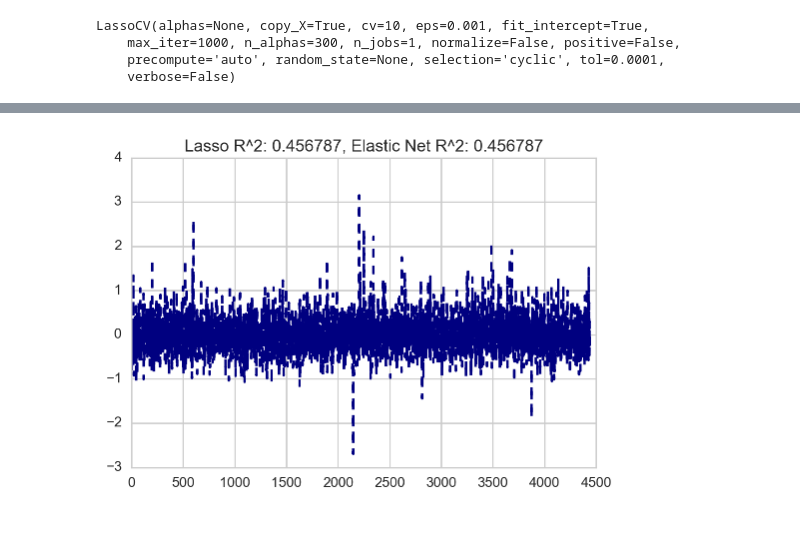
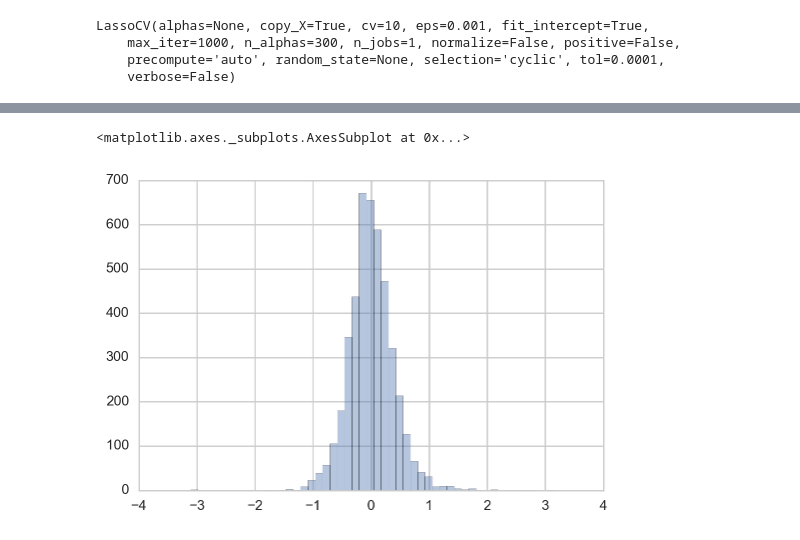
Before and after one commit to Jyojha/DS_Projects, a Jupyter notebook: Berlin_Model.ipynb, the cells around one changed output, grey strips where cells are left out. Drawn from its saved outputs; the diff is of its cells as text; code cells hidden in the pictures.

```diff
--- a/Berlin_Model.ipynb
+++ b/Berlin_Model.ipynb
@@ -37,5 +39,5 @@ X, y = pred_target(berlin)
 # %%
-X.drop('level_0', axis=1, inplace = True)
+#X.drop('level_0', axis=1, inplace = True)
 # %%
 X_train, X_test, y_train, y_test = train_test_split(X, y, test_size = 0.3)
 # %%
@@ -191,7 +174,10 @@ plt.show()
 # %%
-plt.plot(residuals, '--', color='navy', label='original coefficients')
-plt.title("Lasso R^2: %f, Elastic Net R^2: %f"
-          % (r2_score_lasso, r2_score_enet))
-plt.show()
+# plt.plot(residuals, '--', color='navy', label='original coefficients')
+# plt.title("Lasso R^2: %f, Elastic Net R^2: %f"
+#           % (r2_score_lasso, r2_score_enet))
+# plt.show()
+
+sns.distplot(residuals, bins=50, kde=False)
 # %% [output]
+<matplotlib.axes._subplots.AxesSubplot at 0x...>
-[figure, old version]
+[figure, new version]
```
Also changed, not shown: parts of 17 cells of this notebook.
